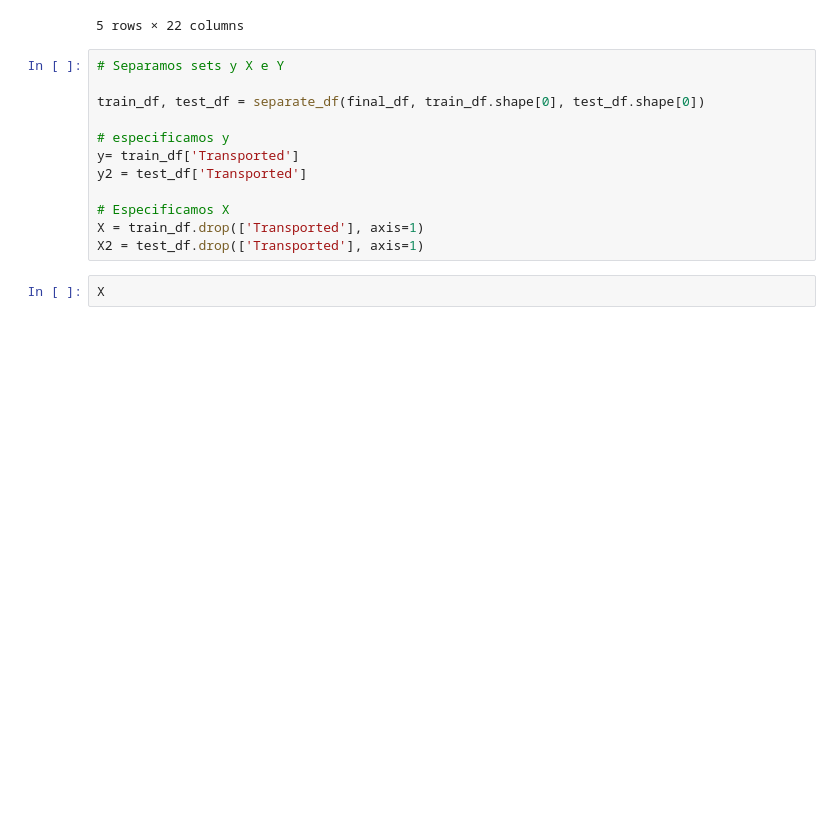
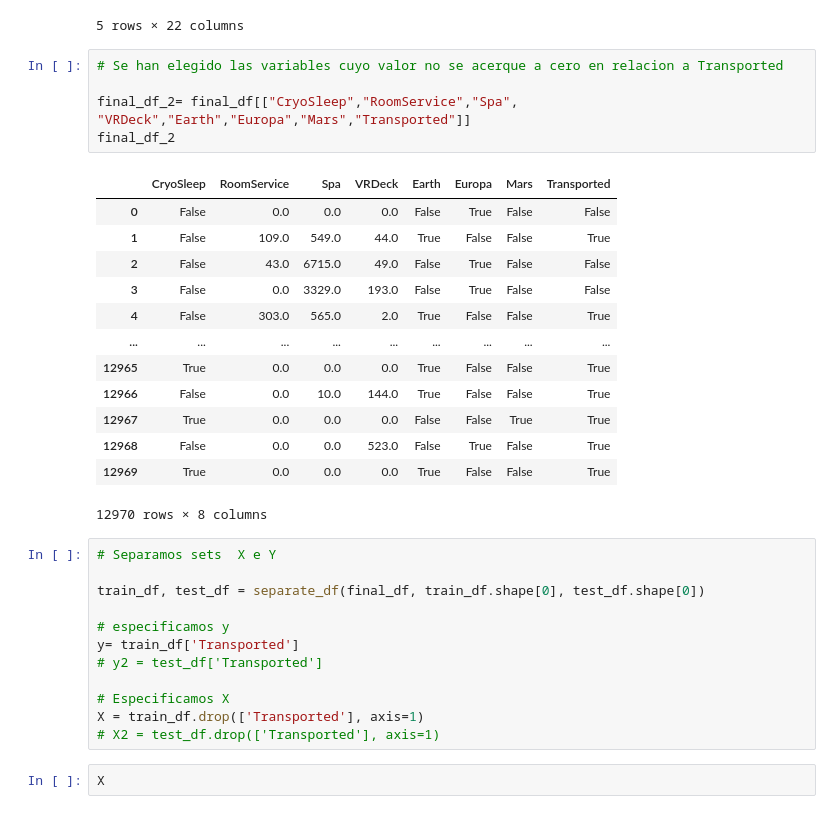
Before and after one commit to AlanXavier2024/ML_Datapath, a Jupyter notebook: ProyectoML.ipynb, the cells around one changed output. Cells and saved outputs as stored; diff of their text form; blank space fills up the shorter version.

Commit message:
se agrega modelo con variables reducidas

```diff
--- a/ProyectoML.ipynb
+++ b/ProyectoML.ipynb
@@ -239,18 +239,37 @@ final_df.head()
 | 3 | False | 33.0 | False | 0.0 | 1283.0 | 371.0 | 3329.0 | 193.0 | False | ... |
 | 4 | False | 16.0 | False | 303.0 | 70.0 | 151.0 | 565.0 | 2.0 | True | ... |
 5 rows × 22 columns
+# %%
+# Se han elegido las variables cuyo valor no se acerque a cero en relacion a Transported
+
+final_df_2= final_df[["CryoSleep","RoomService","Spa", "VRDeck","Earth","Europa","Mars","Transported"]]
+final_df_2
+# %% [output]
+|  | CryoSleep | RoomService | Spa | VRDeck | Earth | Europa | Mars | Transported |
+| 0 | False | 0.0 | 0.0 | 0.0 | False | True | False | False |
+| 1 | False | 109.0 | 549.0 | 44.0 | True | False | False | True |
+| 2 | False | 43.0 | 6715.0 | 49.0 | False | True | False | False |
+| 3 | False | 0.0 | 3329.0 | 193.0 | False | True | False | False |
+| 4 | False | 303.0 | 565.0 | 2.0 | True | False | False | True |
+| ... | ... | ... | ... | ... | ... | ... | ... | ... |
+| 12965 | True | 0.0 | 0.0 | 0.0 | True | False | False | True |
+| 12966 | False | 0.0 | 10.0 | 144.0 | True | False | False | True |
+| 12967 | True | 0.0 | 0.0 | 0.0 | False | False | True | True |
+| 12968 | False | 0.0 | 0.0 | 523.0 | False | True | False | True |
+| 12969 | True | 0.0 | 0.0 | 0.0 | True | False | False | True |
+12970 rows × 8 columns
 # %%
-# Separamos sets y X e Y
+# Separamos sets  X e Y
 
 train_df, test_df = separate_df(final_df, train_df.shape[0], test_df.shape[0])
 
 # especificamos y
 y= train_df['Transported']
-y2 = test_df['Transported']
+# y2 = test_df['Transported']
 
 # Especificamos X
 X = train_df.drop(['Transported'], axis=1)
-X2 = test_df.drop(['Transported'], axis=1)
+# X2 = test_df.drop(['Transported'], axis=1)
 # %%
 X
 # %% [output]
```
Also changed, not shown: parts of 17 cells of this notebook, 1 other file.
